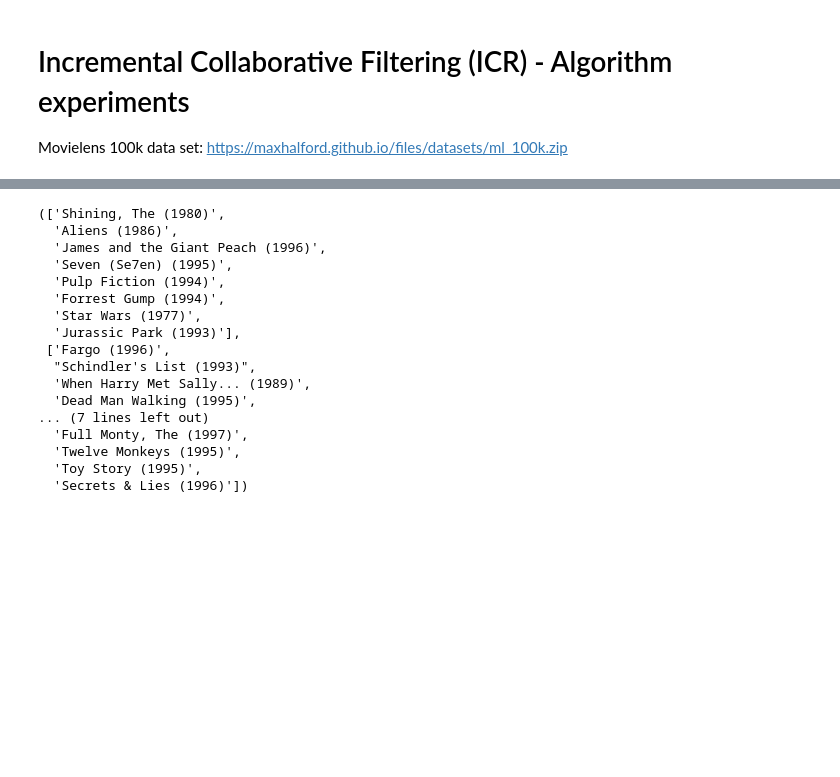
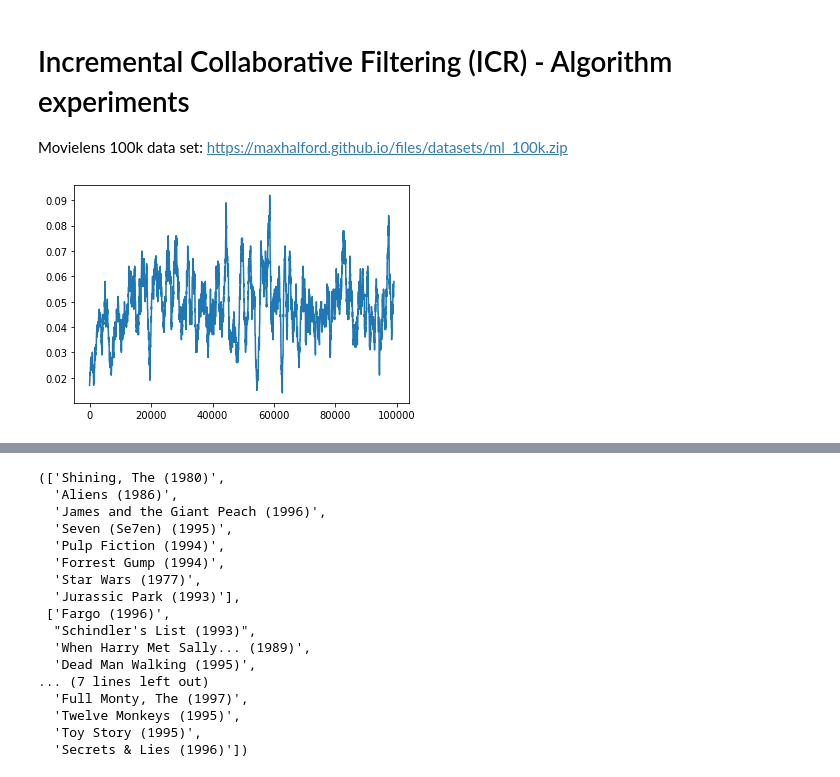
Before and after one commit to Key0412/Incremental-Collaborative-Filtering-DSM-project-1, a Jupyter notebook: experiments.ipynb, the cells around one changed output, grey strips where cells are left out. Drawn from its saved outputs; the diff is of its cells as text; code cells hidden in the pictures; blank space fills up the shorter version.

```diff
--- a/experiments.ipynb
+++ b/experiments.ipynb
@@ -172,16 +173,15 @@ class myICF():
 
             try:
                 pearson_corr = round(B / ( ( C**(1/2) ) * ( D**(1/2) ) ), 2)
-                if abs(pearson_corr) > 1: # if pearson corr is greater than 1 in module, something is wrong! C or D may be too low, or else.
+                if abs(pearson_corr) > 1.5: # if pearson corr is greater than 1 in module, something is wrong! C or D may be too low, or else.
                     continue
-
                 if pearson_corr >= self.corr_threshold: # sometimes, C**(1/2) and D**(1/2) are complex (C and D negative), thus they cannot be compared
                     for item in self.user_ratings[userB].keys():
                         if item in self.user_ratings[user].keys():
                             continue
                         if self.user_ratings[userB][item] >= self.high_rating:
                             item_count.setdefault(item, 0)
-                            item_count[item] += 1
+                            item_count[item] += 1 # self.user_ratings[userB][item]
             except:
                 continue
 
@@ -216,5 +216,24 @@ class myICF_helper(myICF):
         return [self.title_dict[item] for item in self.recommend(user=user, n_recs=n_items)]
 # %%
 icf = myICF_helper()
+hit_rate = []
 for user, item, rating in stream(filepath='ml_100k.csv', delimiter='\t', max_cases=100000):
+    try:
+        if item in icf.recommend(user, n_recs=10):
+            hit_rate.append(1)
+        else:
+            hit_rate.append(0)
+    except:
+        hit_rate.append(0)
     icf.run(user, item, rating)
+# %%
+mov_avg_rate = 1000
+mov_avg_hr = []
+for i in range(len(hit_rate)):
+    if (i+mov_avg_rate) == len(hit_rate):
+        break
+    mov_avg_hr.append(sum(hit_rate[i:i+mov_avg_rate])/mov_avg_rate)
+# %%
+plt.plot(range(len(mov_avg_hr)), mov_avg_hr);
+# %% [output]
+[figure, added]
```
Also changed, not shown: parts of 4 cells of this notebook.
